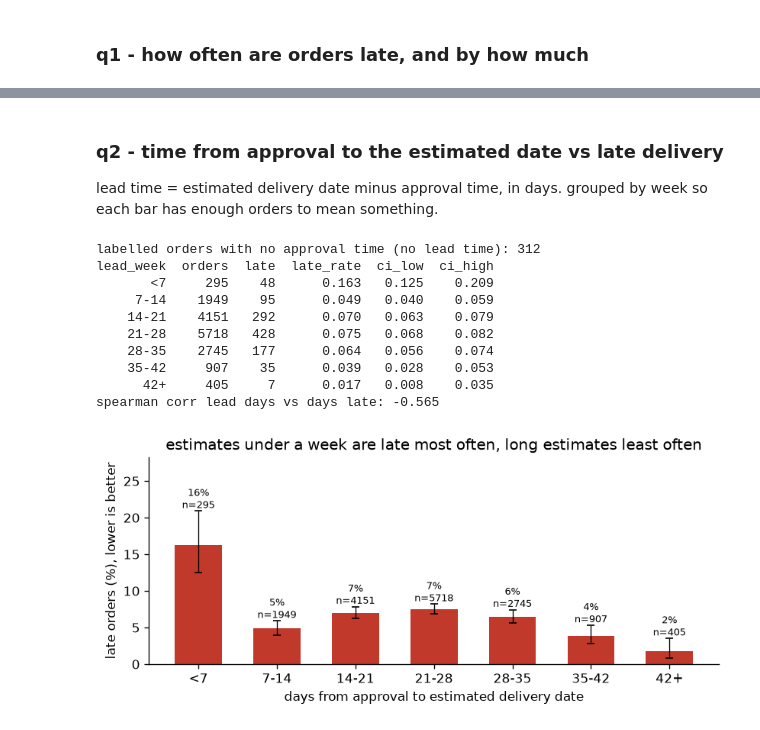
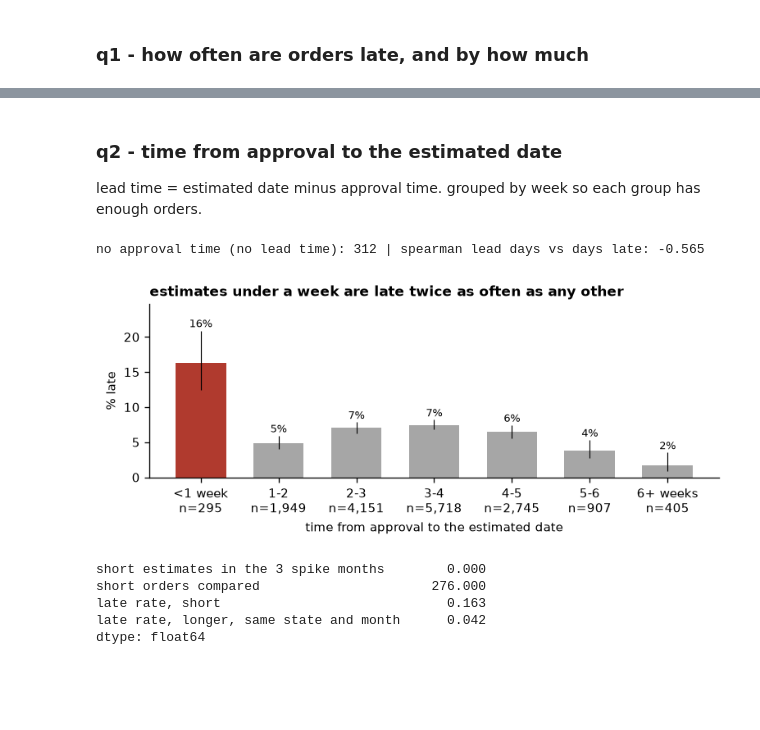
Before and after one commit to 11NOel11/eng2040-assignment1, a Jupyter notebook: pipeline.ipynb, the cells around one changed output, grey strips where cells are left out. Drawn from its saved outputs; the diff is of its cells as text; code cells hidden in the pictures; blank space fills up the shorter version.

```diff
--- a/pipeline.ipynb
+++ b/pipeline.ipynb
@@ -696,0 +111,3 @@ print(len(lab), "labelled orders")
+# %%
+SQL = (ROOT / "sql" / "orders.sql").read_text()
+print(q("explain query plan " + SQL).detail.str.cat(sep="\n"))
@@ -696,0 +177,16 @@ print(len(lab), "labelled orders")
+# %%
+bench = pd.read_csv(OUT / "bench.csv")
+b10 = bench[bench.scale == 10].set_index("approach")
+print(bench.pivot_table(index="approach", columns="scale", values=["MB_above_baseline", "seconds"]).round(2).to_string())
+
+short = {"sqlite sql (adbc)": "sqlite sql (adbc)", "pandas (adbc reads whole tables)": "pandas", "duckdb sql on parquet": "duckdb, parquet",
+         "duckdb sql on sqlite": "duckdb, sqlite file", "duckdb sql on parquet, 1 thread": "duckdb, parquet, 1 thread"}
+nudge = {"duckdb sql on parquet": (6, 4), "duckdb sql on sqlite": (6, -10)}
+fig, ax = plt.subplots(figsize=(6.5, 3.2))
+for name, r in b10.iterrows():
+    pick = name == "sqlite sql (adbc)"
+    ax.scatter(r.seconds, r.MB_above_baseline, color=RED if pick else GREY, s=40, zorder=3)
+    ax.annotate(short[name], (r.seconds, r.MB_above_baseline), xytext=nudge.get(name, (6, -3)), textcoords="offset points", color=RED if pick else "black", fontsize=8)
+ax.set(xlabel="seconds (lower is better)", ylabel="MB above baseline (lower is better)", xlim=(0, b10.seconds.max() * 1.4), ylim=(0, b10.MB_above_baseline.max() * 1.15))
+ax.set_title("at 10x the data: sqlite sql uses the least memory, duckdb is fastest")
+fig.tight_layout(); fig.savefig(OUT / "engine_comparison.png"); plt.show()
@@ -734,39 +586,41 @@ late by more than a week: 0.446
 # %% [markdown]
-### q2 - time from approval to the estimated date vs late delivery
+### q2 - time from approval to the estimated date
 
-lead time = estimated delivery date minus approval time, in days. grouped by week so each bar has enough orders to mean something.
+lead time = estimated date minus approval time. grouped by week so each group has enough orders.
 # %%
-print("labelled orders with no approval time (no lead time):", lab.lead_days.isna().sum())
-bins = [0, 7, 14, 21, 28, 35, 42, np.inf]
-names = ["<7", "7-14", "14-21", "21-28", "28-35", "35-42", "42+"]
-lab["lead_week"] = pd.cut(lab.lead_days, bins, labels=names, right=False)
+names = ["<1 week", "1-2", "2-3", "3-4", "4-5", "5-6", "6+ weeks"]
+lab["lead_week"] = pd.cut(lab.lead_days, [0, 7, 14, 21, 28, 35, 42, np.inf], labels=names, right=False)
 q2 = rate(lab.dropna(subset=["lead_week"]), "lead_week")
-print(q2.round(3).to_string(index=False))
-print("spearman corr lead days vs days late:", round(lab[["lead_days", "days_late"]].corr("spearman").iloc[0, 1], 3))
+print("no approval time (no lead time):", lab.lead_days.isna().sum(), "| spearman lead days vs days late:", round(lab[["lead_days", "days_late"]].corr("spearman").iloc[0, 1], 3))
 
-fig, ax = plt.subplots(figsize=(7, 3.2))
-x = np.arange(len(q2))
-ax.bar(x, q2.late_rate * 100, color=HI, width=0.6)
-ax.errorbar(x, q2.late_rate * 100, yerr=[(q2.late_rate - q2.ci_low) * 100, (q2.ci_high - q2.late_rate) * 100], fmt="none", ecolor="black", lw=0.8, capsize=3)
+fig, ax = plt.subplots(figsize=(6.5, 2.8))
+xs = np.arange(len(q2))
+ax.bar(xs, q2.late_rate * 100, color=[RED] + [GREY] * (len(q2) - 1), width=0.65)
+ax.vlines(xs, q2.ci_low * 100, q2.ci_high * 100, color="black", lw=0.7)
 for i, r in q2.iterrows():
-    ax.text(i, r.ci_high * 100 + 0.4, f"{r.late_rate:.0%}\nn={r.orders}", ha="center", fontsize=8)
-ax.set_xticks(x, q2.lead_week.astype(str))
-ax.set_xlabel("days from approval to estimated delivery date")
-ax.set_ylabel("late orders (%), lower is better")
-ax.set_ylim(0, (q2.ci_high.max() * 100) * 1.35)
-ax.set_title("estimates under a week are late most often, long estimates least often")
+    ax.text(i, r.ci_high * 100 + 0.5, f"{r.late_rate:.0%}", ha="center", fontsize=8)
+ax.set_xticks(xs, [f"{a}\nn={n:,}" for a, n in zip(names, q2.orders)]); ax.set_ylim(0, q2.ci_high.max() * 118)
+ax.set(xlabel="time from approval to the estimated date", ylabel="% late")
+ax.set_title("estimates under a week are late twice as often as any other")
 fig.tight_layout(); fig.savefig(OUT / "q2_late_by_lead_time.png"); plt.show()
 q2.to_csv(OUT / "q2_late_by_lead_time.csv", index=False)
+
+# is it really state or season? compare short and longer estimates inside the same state and the same month
+s = lab.dropna(subset=["lead_days", "customer_state"]).assign(short=lambda d: d.lead_days < 7)
+g = s.groupby(["customer_state", "month", "short"]).late.agg(["size", "mean"]).unstack("short").dropna()
+w = g[("size", True)]
+q2s = pd.Series({"short estimates in the 3 spike months": int((s.short & s.month.isin(["2017-11", "2018-02", "2018-03"])).sum()),
+                 "short orders compared": int(w.sum()),
+                 "late rate, short": round((g[("mean", True)] * w).sum() / w.sum(), 3),
+                 "late rate, longer, same state and month": round((g[("mean", False)] * w).sum() / w.sum(), 3)})
+q2s.rename("value").to_csv(OUT / "q2_within_state_month.csv")
+q2s
 # %% [output]
-labelled orders with no approval time (no lead time): 312
-lead_week  orders  late  late_rate  ci_low  ci_high
-       <7     295    48      0.163   0.125    0.209
-     7-14    1949    95      0.049   0.040    0.059
-    14-21    4151   292      0.070   0.063    0.079
-    21-28    5718   428      0.075   0.068    0.082
-    28-35    2745   177      0.064   0.056    0.074
-    35-42     907    35      0.039   0.028    0.053
-      42+     405     7      0.017   0.008    0.035
-spearman corr lead days vs days late: -0.565
+no approval time (no lead time): 312 | spearman lead days vs days late: -0.565
-[figure, old version]
+[figure, new version]
+short estimates in the 3 spike months        0.000
+short orders compared                      276.000
+late rate, short                             0.163
+late rate, longer, same state and month      0.042
+dtype: float64
 # %% [markdown]
```
Also changed, not shown: parts of 94 cells of this notebook, 7 other files.
